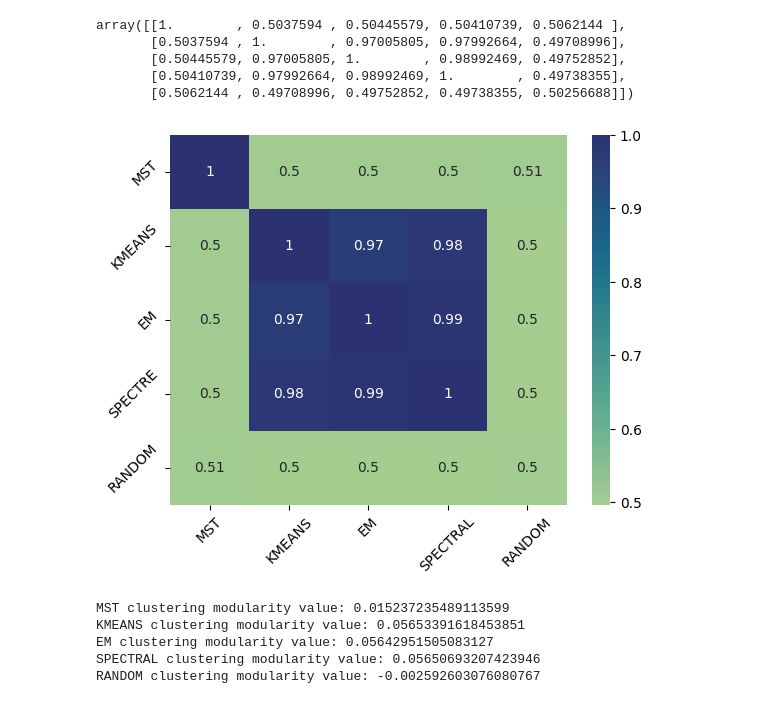
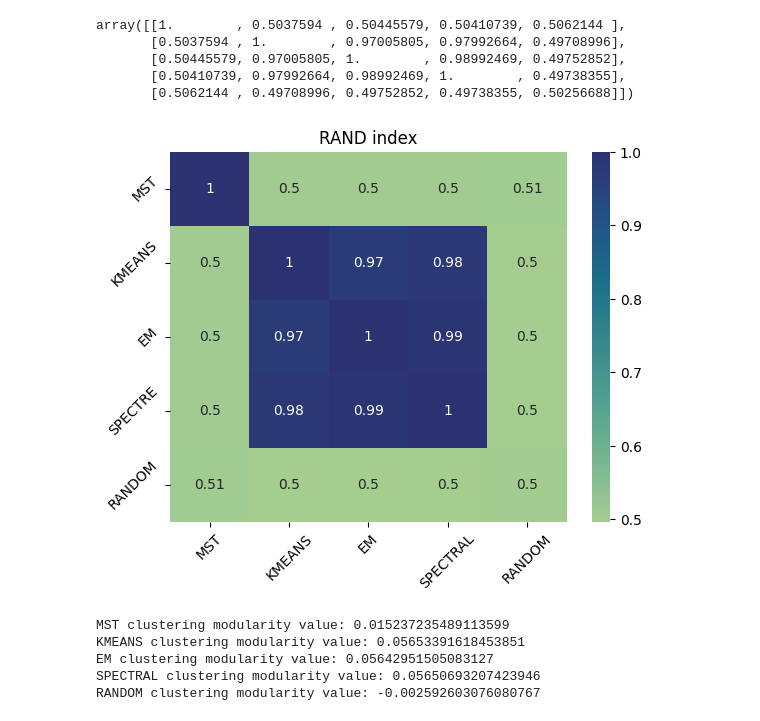
Before and after one commit to a13xbb/data-analysis-labs-mag, a Jupyter notebook: lab2/main.ipynb, the cells around one changed output. Drawn from its saved outputs; the diff is of its cells as text; code cells hidden in the pictures.

```diff
--- a/lab2/main.ipynb
+++ b/lab2/main.ipynb
@@ -294,19 +294,20 @@ array([[1.        , 0.5037594 , 0.50445579, 0.50410739, 0.5062144 ],
        [0.50410739, 0.97992664, 0.98992469, 1.        , 0.49738355],
        [0.5062144 , 0.49708996, 0.49752852, 0.49738355, 0.50256688]])
 # %%
+plt.title("RAND index")
 g = sns.heatmap(
     rand_idx_matrix,
     annot=True,
     xticklabels=["MST", "KMEANS", "EM", "SPECTRAL", "RANDOM"],
     yticklabels=["MST", "KMEANS", "EM", "SPECTRE", "RANDOM"],
     cmap="crest",
 )
 if g.get_yticklabels():
     g.set_yticklabels(labels=g.get_yticklabels(), rotation=45)
 if g.get_xticklabels():
     g.set_xticklabels(g.get_xticklabels(), rotation=45)
 # %% [output]
-[figure, old version]
+[figure, new version]
 # %%
 mfn_rand = []
 
```
